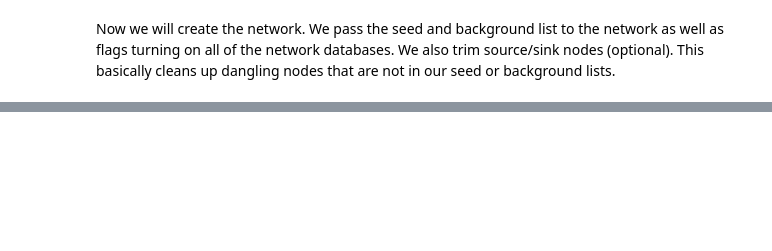
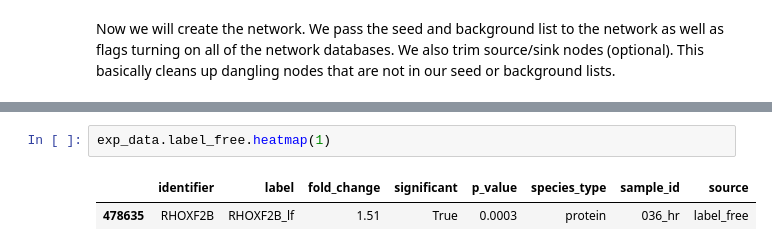
Before and after one commit to LoLab-MSM/MAGINE_Supplement_notebooks, a Jupyter notebook: supplement_notebook_2_network_creation_and_exploration.ipynb, the cells around one changed output, grey strips where cells are left out. Drawn from its saved outputs; the diff is of its cells as text; blank space fills up the shorter version.

```diff
--- a/supplement_notebook_2_network_creation_and_exploration.ipynb
+++ b/supplement_notebook_2_network_creation_and_exploration.ipynb
@@ -55,0 +116,5 @@ nx.write_gpickle(network, os.path.join('Networks', save_name+'.p'))
+# %%
+exp_data.label_free.heatmap(1)
+# %% [output]
+|  | identifier | label | fold_change | significant | p_value | species_type | sample_id | source |
+| 478635 | RHOXF2B | RHOXF2B_lf | 1.51 | True | 0.0003 | protein | 036_hr | label_free |
```
Also changed, not shown: parts of 13 cells of this notebook, 5 other files.
